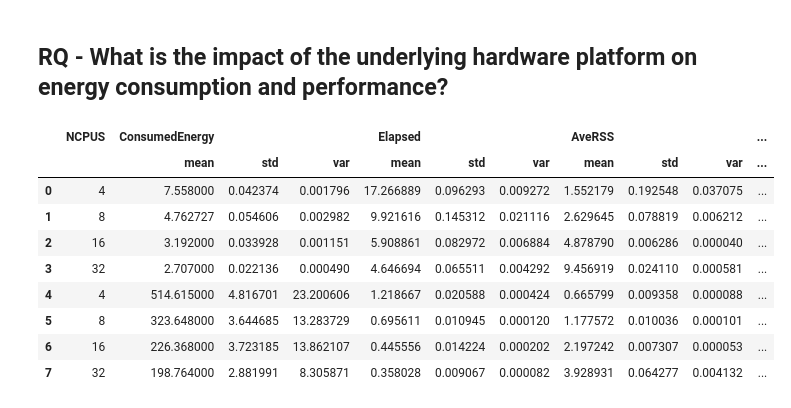
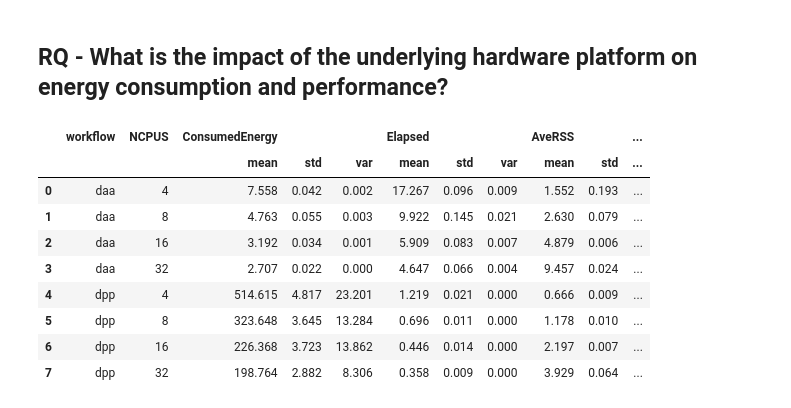
Before and after one commit to dmitrijs-voronovs/haddock-energy-consumption-optimization, a Jupyter notebook: data_analysis/Local Mode Analysis.ipynb, the cells around one changed output. Saved outputs shown, nothing was run; the diff lists cells and outputs as text; code cells hidden in the pictures.

```diff
--- a/data_analysis/Local Mode Analysis.ipynb
+++ b/data_analysis/Local Mode Analysis.ipynb
@@ -511,40 +511,48 @@ data
 daa_e = daa_energy.groupby('NCPUS').agg(['mean', 'std', 'var']).reset_index()
 dpp_e = dpp_energy.groupby('NCPUS').agg(['mean', 'std', 'var']).reset_index()
 daa_t = daa_time.groupby('NCPUS').agg(['mean', 'std', 'var']).reset_index()
 dpp_t = dpp_time.groupby('NCPUS').agg(['mean', 'std', 'var']).reset_index()
 daa_m = daa_memory.groupby('NCPUS').agg(['mean', 'std', 'var']).reset_index()
 dpp_m = dpp_memory.groupby('NCPUS').agg(['mean', 'std', 'var']).reset_index()
 
 # combine all daa
 daa = pd.merge(daa_e, daa_t, on='NCPUS')
 daa = pd.merge(daa, daa_m, on='NCPUS')
 
 # combine all dpp
 dpp = pd.merge(dpp_e, dpp_t, on='NCPUS')
 dpp = pd.merge(dpp, dpp_m, on='NCPUS')
 
 # add explicit columns with workflow - either daa or dpp
 daa['workflow'] = 'daa'
 dpp['workflow'] = 'dpp'
 
 # combine all
 all_data = pd.concat([daa, dpp])
 
 # drop NCPUS == 2
 all_data = all_data[all_data['NCPUS'] != 2]
 
 # reset index
 all_data.reset_index(drop=True, inplace=True)
 
+# show only 3 digits after the comma
+all_data = all_data.round(3)
+
+#  make workflow the first column
+cols = all_data.columns.tolist()
+cols = cols[-1:] + cols[:-1]
+all_data = all_data[cols]
+
 all_data
 # %% [output]
-|  | NCPUS | ConsumedEnergy |  |  | Elapsed |  |  | AveRSS |  |  | ... |
-|  |  | mean | std | var | mean | std | var | mean | std | var | ... |
-| 0 | 4 | 7.558000 | 0.042374 | 0.001796 | 17.266889 | 0.096293 | 0.009272 | 1.552179 | 0.192548 | 0.037075 | ... |
-| 1 | 8 | 4.762727 | 0.054606 | 0.002982 | 9.921616 | 0.145312 | 0.021116 | 2.629645 | 0.078819 | 0.006212 | ... |
-| 2 | 16 | 3.192000 | 0.033928 | 0.001151 | 5.908861 | 0.082972 | 0.006884 | 4.878790 | 0.006286 | 0.000040 | ... |
-| 3 | 32 | 2.707000 | 0.022136 | 0.000490 | 4.646694 | 0.065511 | 0.004292 | 9.456919 | 0.024110 | 0.000581 | ... |
-| 4 | 4 | 514.615000 | 4.816701 | 23.200606 | 1.218667 | 0.020588 | 0.000424 | 0.665799 | 0.009358 | 0.000088 | ... |
-| 5 | 8 | 323.648000 | 3.644685 | 13.283729 | 0.695611 | 0.010945 | 0.000120 | 1.177572 | 0.010036 | 0.000101 | ... |
-| 6 | 16 | 226.368000 | 3.723185 | 13.862107 | 0.445556 | 0.014224 | 0.000202 | 2.197242 | 0.007307 | 0.000053 | ... |
-| 7 | 32 | 198.764000 | 2.881991 | 8.305871 | 0.358028 | 0.009067 | 0.000082 | 3.928931 | 0.064277 | 0.004132 | ... |
+|  | workflow | NCPUS | ConsumedEnergy |  |  | Elapsed |  |  | AveRSS |  | ... |
+|  |  |  | mean | std | var | mean | std | var | mean | std | ... |
+| 0 | daa | 4 | 7.558 | 0.042 | 0.002 | 17.267 | 0.096 | 0.009 | 1.552 | 0.193 | ... |
+| 1 | daa | 8 | 4.763 | 0.055 | 0.003 | 9.922 | 0.145 | 0.021 | 2.630 | 0.079 | ... |
+| 2 | daa | 16 | 3.192 | 0.034 | 0.001 | 5.909 | 0.083 | 0.007 | 4.879 | 0.006 | ... |
+| 3 | daa | 32 | 2.707 | 0.022 | 0.000 | 4.647 | 0.066 | 0.004 | 9.457 | 0.024 | ... |
+| 4 | dpp | 4 | 514.615 | 4.817 | 23.201 | 1.219 | 0.021 | 0.000 | 0.666 | 0.009 | ... |
+| 5 | dpp | 8 | 323.648 | 3.645 | 13.284 | 0.696 | 0.011 | 0.000 | 1.178 | 0.010 | ... |
+| 6 | dpp | 16 | 226.368 | 3.723 | 13.862 | 0.446 | 0.014 | 0.000 | 2.197 | 0.007 | ... |
+| 7 | dpp | 32 | 198.764 | 2.882 | 8.306 | 0.358 | 0.009 | 0.000 | 3.929 | 0.064 | ... |
```
Also changed, not shown: 6 other files.
